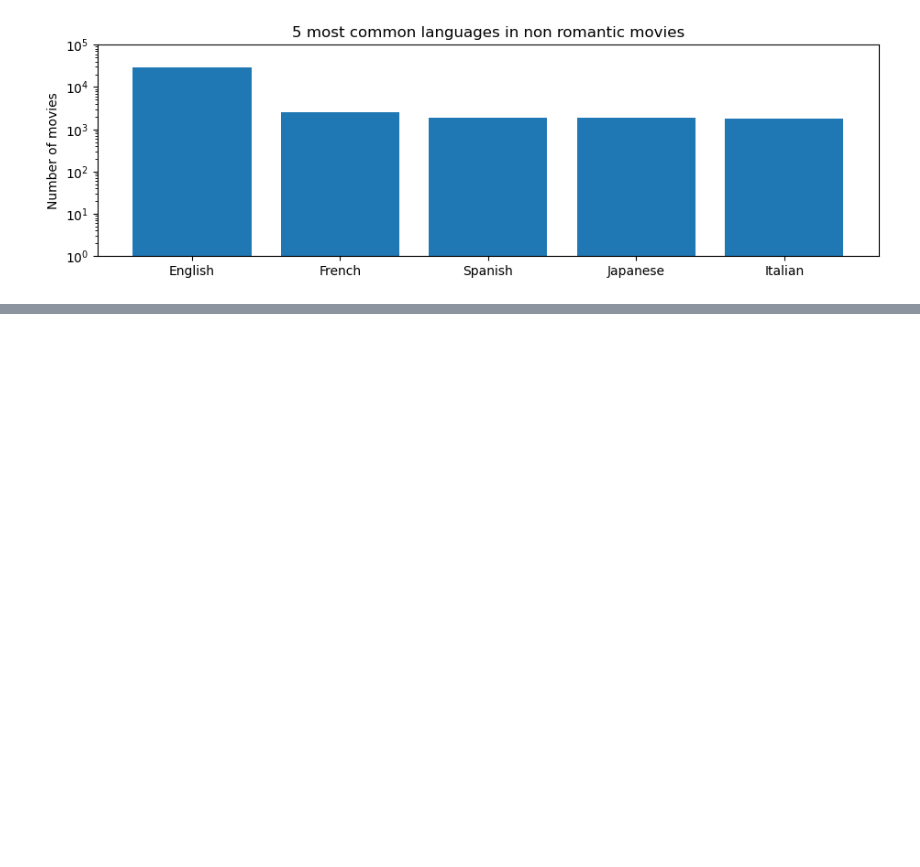
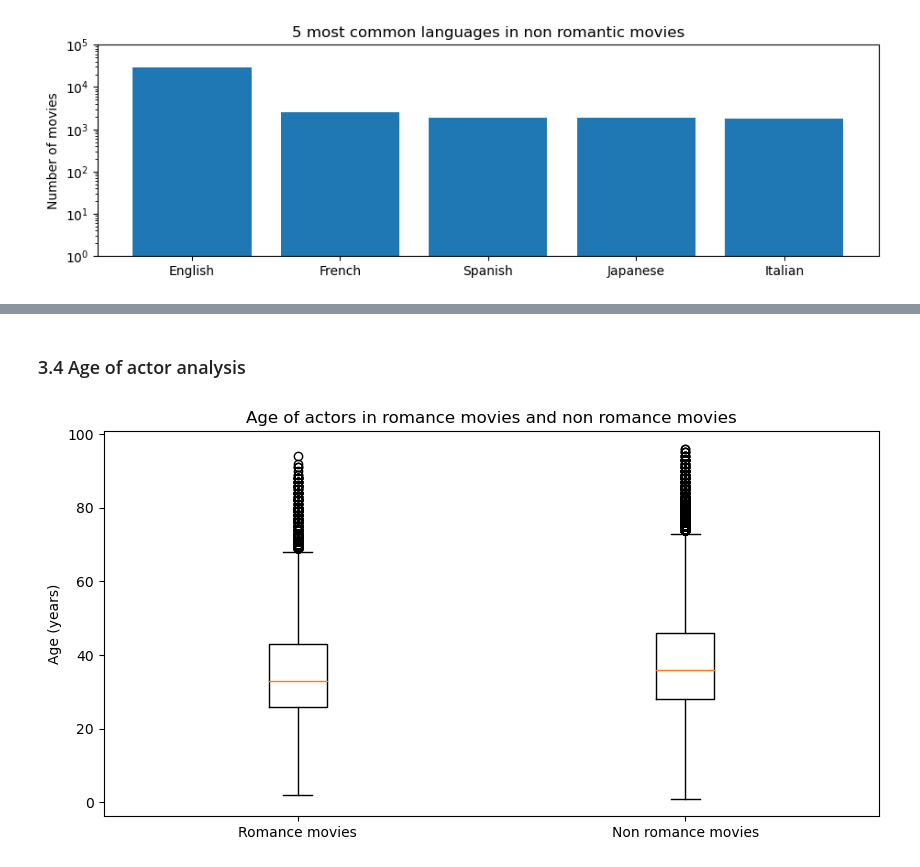
Before and after one commit to epfl-ada/ada-2022-project-toestewbrr, a Jupyter notebook: general_analysis.ipynb, the cells around one changed output, grey strips where cells are left out. Saved outputs shown, nothing was run; the diff lists cells and outputs as text; code cells hidden in the pictures; blank space fills up the shorter version.

```diff
--- a/general_analysis.ipynb
+++ b/general_analysis.ipynb
@@ -498,0 +647,12 @@ plt.show()
+# %% [markdown]
+### 3.4 Age of actor analysis
+# %%
+# Make 2 boxplots for the age of actors in romantic and non-romantic movies
+fig, ax = plt.subplots(figsize=(10, 5))
+ax.boxplot([romance_movies_merged['Actor age at release'], non_romance_movies_merged['Actor age at release']], labels=[
+              'Romance movies', 'Non romance movies'])
+ax.set_title('Age of actors in romance movies and non romance movies')
+ax.set_ylabel('Age (years)')
+plt.show()
+# %% [output]
+[figure, added]
```
Also changed, not shown: parts of 23 cells of this notebook.
